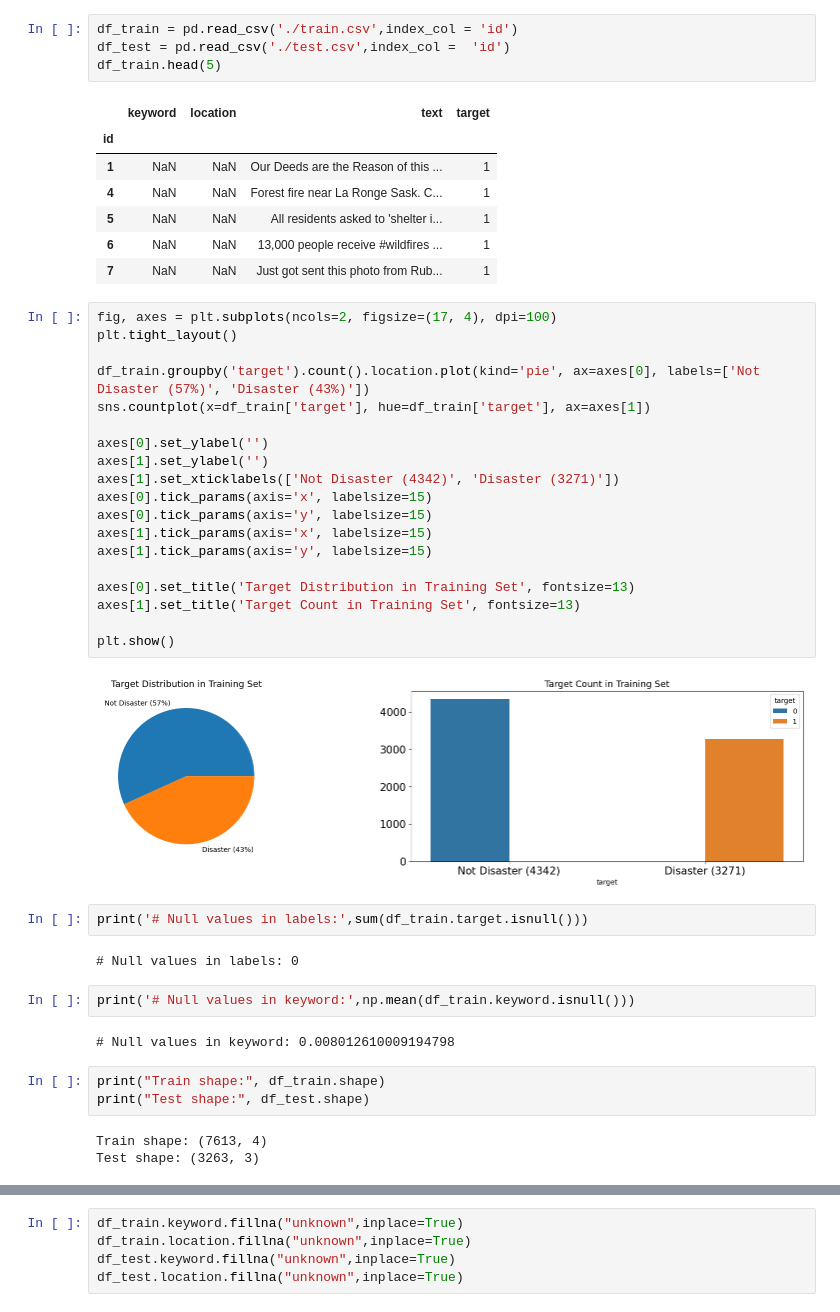
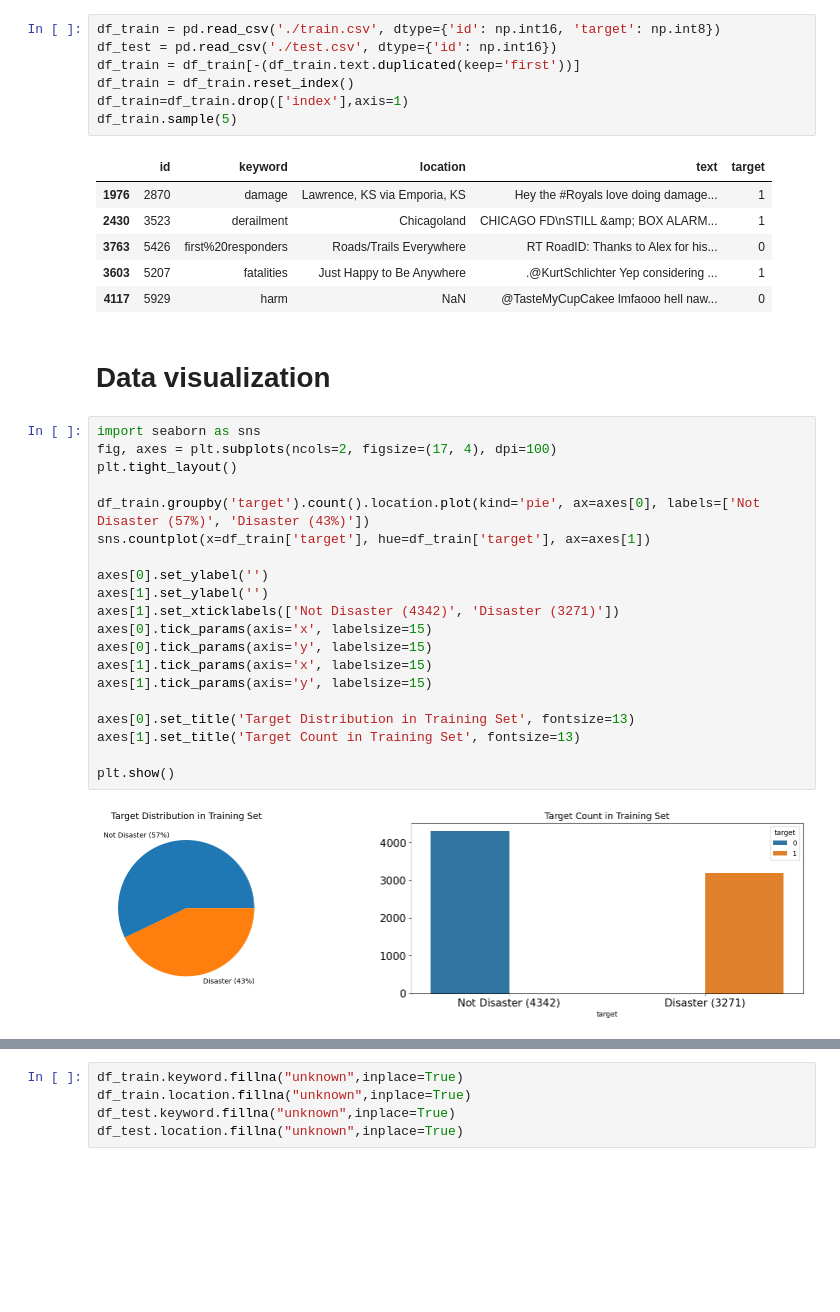
Before and after one commit to SINAABBASI/bertTweetClassification, a Jupyter notebook: main.ipynb, the cells around one changed output, grey strips where cells are left out. Saved outputs shown, nothing was run; the diff lists cells and outputs as text; blank space fills up the shorter version.

```diff
--- a/main.ipynb
+++ b/main.ipynb
@@ -6,16 +38,21 @@ import seaborn as sns
 # %%
-df_train = pd.read_csv('./train.csv',index_col = 'id')
-df_test = pd.read_csv('./test.csv',index_col =  'id')
-df_train.head(5)
+df_train = pd.read_csv('./train.csv', dtype={'id': np.int16, 'target': np.int8})
+df_test = pd.read_csv('./test.csv', dtype={'id': np.int16})
+df_train = df_train[-(df_train.text.duplicated(keep='first'))]
+df_train = df_train.reset_index()
+df_train=df_train.drop(['index'],axis=1)
+df_train.sample(5)
 # %% [output]
-|  | keyword | location | text | target |
-| id |  |  |  |  |
-| 1 | NaN | NaN | Our Deeds are the Reason of this ... | 1 |
-| 4 | NaN | NaN | Forest fire near La Ronge Sask. C... | 1 |
-| 5 | NaN | NaN | All residents asked to 'shelter i... | 1 |
-| 6 | NaN | NaN | 13,000 people receive #wildfires ... | 1 |
-| 7 | NaN | NaN | Just got sent this photo from Rub... | 1 |
+|  | id | keyword | location | text | target |
+| 1976 | 2870 | damage | Lawrence, KS via Emporia, KS | Hey the #Royals love doing damage... | 1 |
+| 2430 | 3523 | derailment | Chicagoland | CHICAGO FD\nSTILL &amp; BOX ALARM... | 1 |
+| 3763 | 5426 | first%20responders | Roads/Trails Everywhere | RT RoadID: Thanks to Alex for his... | 0 |
+| 3603 | 5207 | fatalities | Just Happy to Be Anywhere | .@KurtSchlichter Yep considering ... | 1 |
+| 4117 | 5929 | harm | NaN | @TasteMyCupCakee lmfaooo hell naw... | 0 |
+# %% [markdown]
+# Data visualization
 # %%
+import seaborn as sns
 fig, axes = plt.subplots(ncols=2, figsize=(17, 4), dpi=100)
 plt.tight_layout()
 
@@ -36,17 +73,3 @@ axes[1].set_title('Target Count in Training Set', fontsize=13)
 plt.show()
 # %% [output]
 [figure]
-# %%
-print('# Null values in labels:',sum(df_train.target.isnull()))
-# %% [output]
-# Null values in labels: 0
-# %%
-print('# Null values in keyword:',np.mean(df_train.keyword.isnull()))
-# %% [output]
-# Null values in keyword: 0.008012610009194798
-# %%
-print("Train shape:", df_train.shape)
-print("Test shape:", df_test.shape)
-# %% [output]
-Train shape: (7613, 4)
-Test shape: (3263, 3)
```
Also changed, not shown: parts of 54 cells of this notebook, 3 other files.
